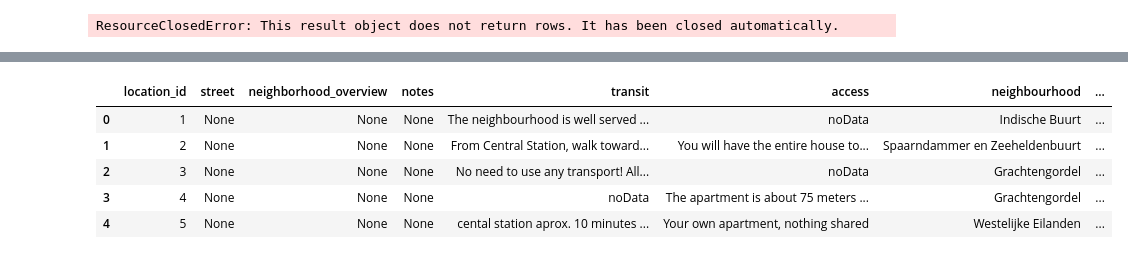
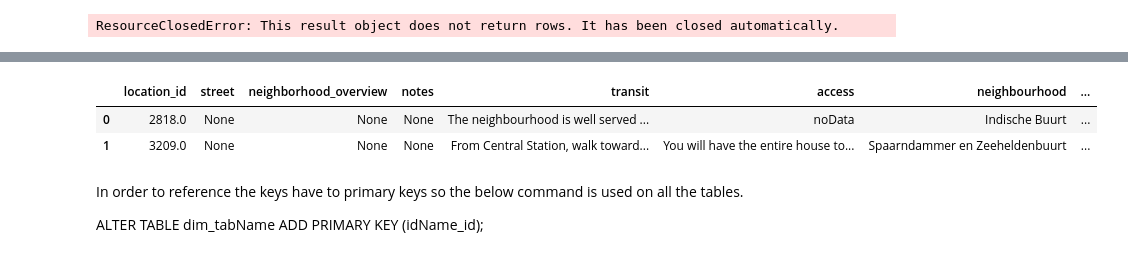
Before and after one commit to idjey/DEtheHardWay, a Jupyter notebook: airBnb_dataModeling.ipynb, the cells around one changed output, grey strips where cells are left out. Saved outputs shown, nothing was run; the diff lists cells and outputs as text; code cells hidden in the pictures.

```diff
--- a/airBnb_dataModeling.ipynb
+++ b/airBnb_dataModeling.ipynb
@@ -495,13 +554,14 @@ insertDimLoc = """INSERT INTO dim_location(transit, access, neighbourhood, neigh
                   FROM listings_details"""
 queryTable(insertDimLoc)
 # %%
-queryBase("""SELECT * FROM dim_location LIMIT 5""")
+queryBase("""SELECT * FROM dim_location LIMIT 2""")
 # %% [output]
 |  | location_id | street | neighborhood_overview | notes | transit | access | neighbourhood | ... |
-| 0 | 1 | None | None | None | The neighbourhood is well served ... | noData | Indische Buurt | ... |
-| 1 | 2 | None | None | None | From Central Station, walk toward... | You will have the entire house to... | Spaarndammer en Zeeheldenbuurt | ... |
-| 2 | 3 | None | None | None | No need to use any transport! All... | noData | Grachtengordel | ... |
-| 3 | 4 | None | None | None | noData | The apartment is about 75 meters ... | Grachtengordel | ... |
-| 4 | 5 | None | None | None | cental station aprox. 10 minutes ... | Your own apartment, nothing shared | Westelijke Eilanden | ... |
+| 0 | 2818.0 | None | None | None | The neighbourhood is well served ... | noData | Indische Buurt | ... |
+| 1 | 3209.0 | None | None | None | From Central Station, walk toward... | You will have the entire house to... | Spaarndammer en Zeeheldenbuurt | ... |
+# %% [markdown]
+In order to reference the keys have to primary keys so the below command is used on all the tables.
+
+ALTER TABLE dim_tabName ADD PRIMARY KEY (idName_id);
 # %%
 createFact = """CREATE TABLE fact_listing(
```
Also changed, not shown: parts of 26 cells of this notebook, 2 other files.
